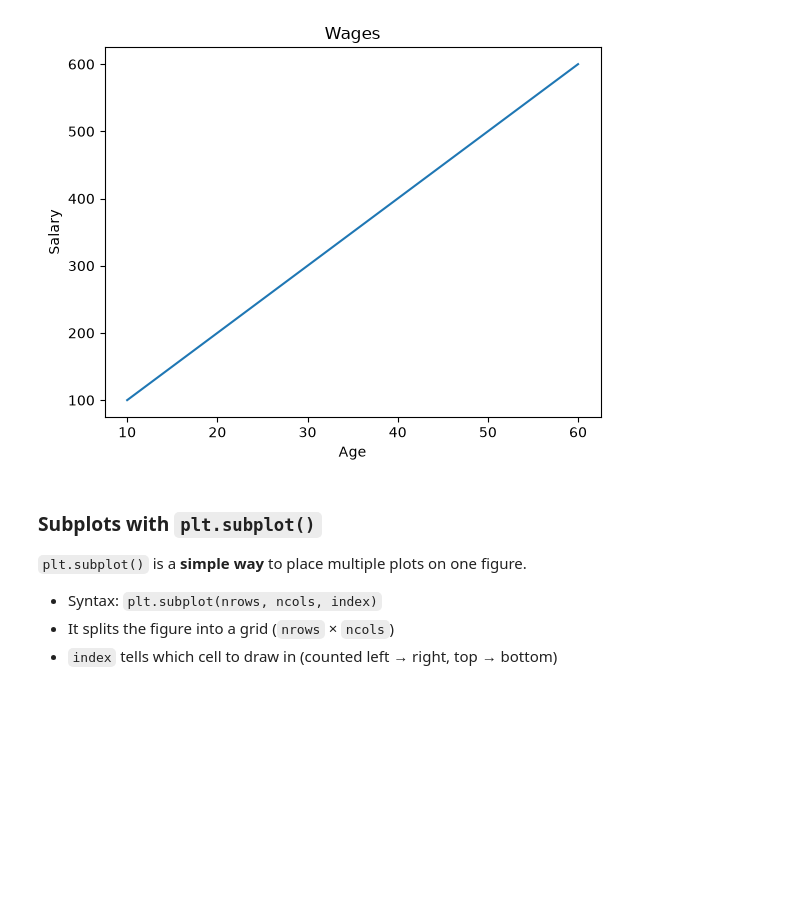
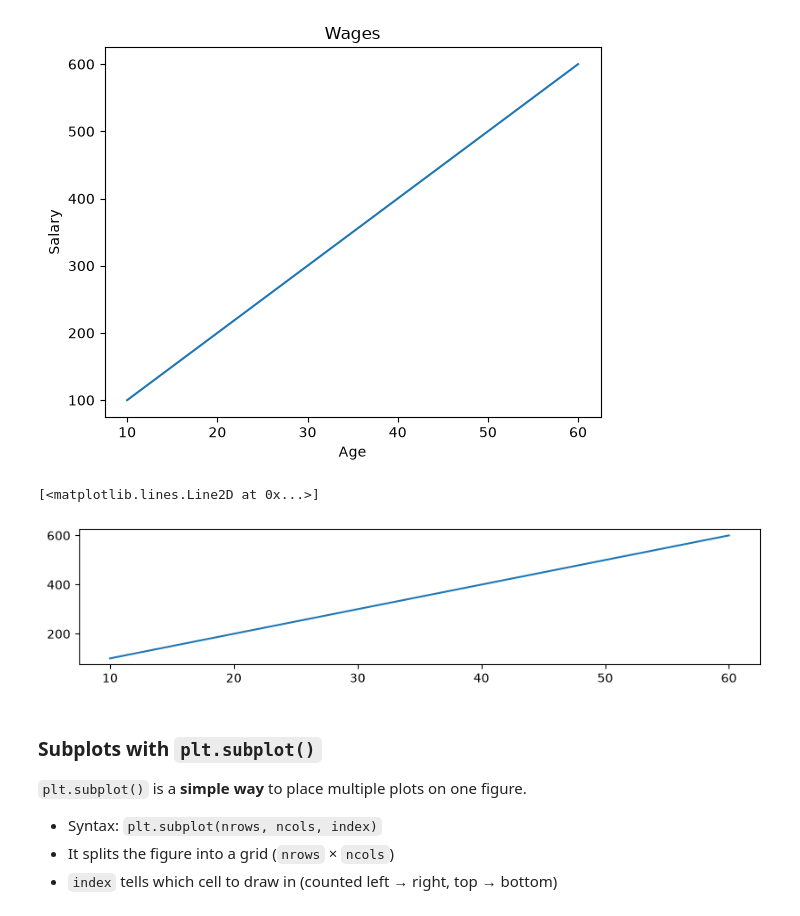
Before and after one commit to DhruvPanchal0312/Data-Science-and-Analysis-With-GenAI, a Jupyter notebook: MATPLOTLIB/Matplotlib_class1.ipynb, the cells around one changed output. Cells and saved outputs as stored; diff of their text form; code cells hidden in the pictures; blank space fills up the shorter version.

Commit message:
add Matplotlib basics notebook and note file

```diff
--- a/MATPLOTLIB/Matplotlib_class1.ipynb
+++ b/MATPLOTLIB/Matplotlib_class1.ipynb
@@ -68,6 +68,12 @@ plt.title("Wages")
 # %% [output]
 Text(0.5, 1.0, 'Wages')
 [figure]
+# %%
+plt.figure(figsize=(10,2))
+plt.plot(x,y)
+# %% [output]
+[<matplotlib.lines.Line2D at 0x...>]
+[figure, added]
 # %% [markdown]
 ###  Subplots with `plt.subplot()`
 
```
Also changed, not shown: 1 other file.
